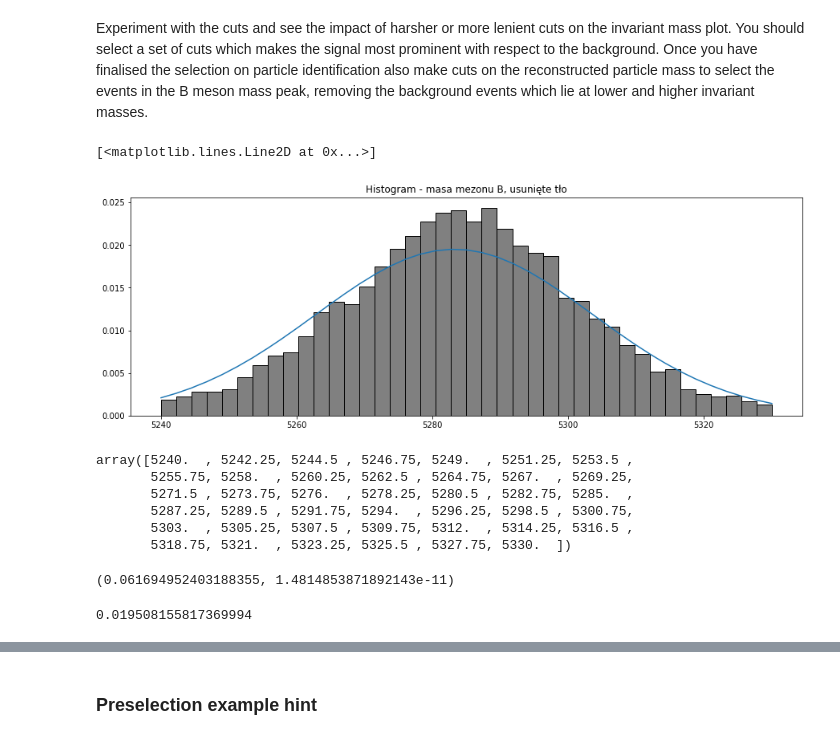
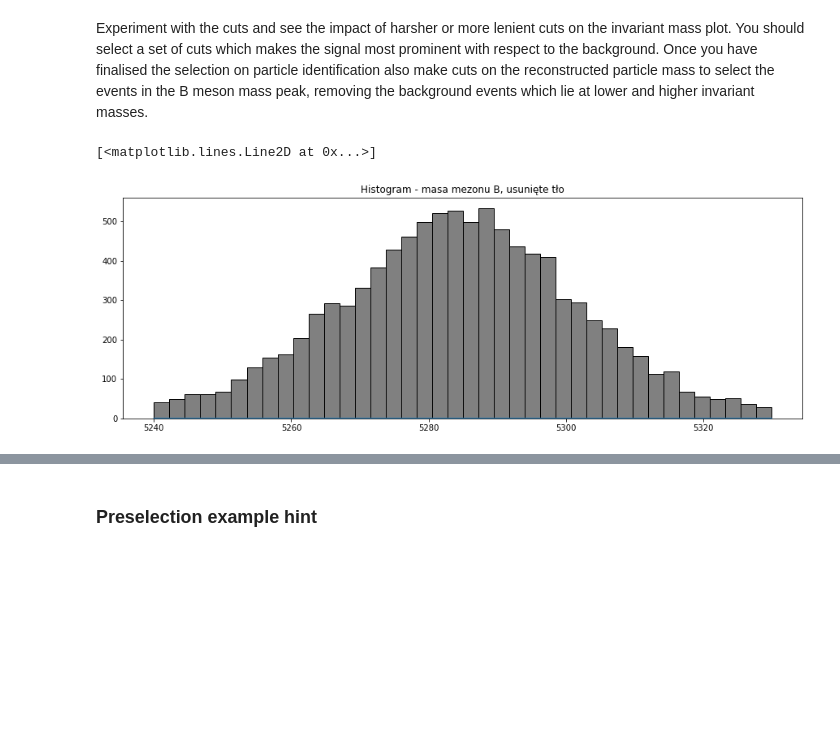
Before and after one commit to JTMalczewski/opendata-project-master, a Jupyter notebook: LHCb_Open_Data_Project.ipynb, the cells around one changed output, grey strips where cells are left out. Saved outputs shown, nothing was run; the diff lists cells and outputs as text; code cells hidden in the pictures; blank space fills up the shorter version.

```diff
--- a/LHCb_Open_Data_Project.ipynb
+++ b/LHCb_Open_Data_Project.ipynb
@@ -402,46 +402,29 @@ Once you have finalised the selection on particle identification also make cuts
 
 
 B_mass_cut.drop(B_mass_cut[B_mass_cut.index.duplicated()].index,inplace=True)
-B_mass_cut = B_mass_cut.drop(B_mass_cut[B_mass_cut < 5200].index)
+B_mass_cut = B_mass_cut.drop(B_mass_cut[B_mass_cut < 5220].index)
 B_mass_cut = B_mass_cut.drop(B_mass_cut[B_mass_cut > 5350].index)
 df2['B_mass_cut'] = B_mass_cut
 df2.dropna(axis = 0, inplace=True)
 # %%
 
 
 plt.figure(figsize=(15,5))
 hist_data_1, hist_data_2, hist_data_3 = plt.hist(   B_mass_cut,
             edgecolor = "black",
             range=(5240,5330),
             bins = 40,
             color='grey',
-            density=True,
+            # density=True,
             alpha=1)
 
 plt.title('Histogram - masa mezonu B, usunięte tło')
 
 mu, sigma = norm.fit(B_mass_cut)
 best_fit_line = norm.pdf(hist_data_2, mu, sigma)
 plt.plot(hist_data_2, best_fit_line)
 # %% [output]
 [<matplotlib.lines.Line2D at 0x...>]
-[figure, old version]
+[figure, new version]
-# %%
-hist_data_2
-# %% [output]
-array([5240.  , 5242.25, 5244.5 , 5246.75, 5249.  , 5251.25, 5253.5 ,
-       5255.75, 5258.  , 5260.25, 5262.5 , 5264.75, 5267.  , 5269.25,
-       5271.5 , 5273.75, 5276.  , 5278.25, 5280.5 , 5282.75, 5285.  ,
-       5287.25, 5289.5 , 5291.75, 5294.  , 5296.25, 5298.5 , 5300.75,
-       5303.  , 5305.25, 5307.5 , 5309.75, 5312.  , 5314.25, 5316.5 ,
-       5318.75, 5321.  , 5323.25, 5325.5 , 5327.75, 5330.  ])
 # %%
 result = integrate.quad(lambda x: 1/(sigma*np.power(2*np.pi,2)) * np.exp(-1/2 * np.power(x - mu,2)/(np.power(sigma,2))), 5240, 5330)
-# %%
-result
-# %% [output]
-(0.061694952403188355, 1.4814853871892143e-11)
-# %%
-max(best_fit_line)
-# %% [output]
-0.019508155817369994
```
Also changed, not shown: parts of 16 cells of this notebook.
